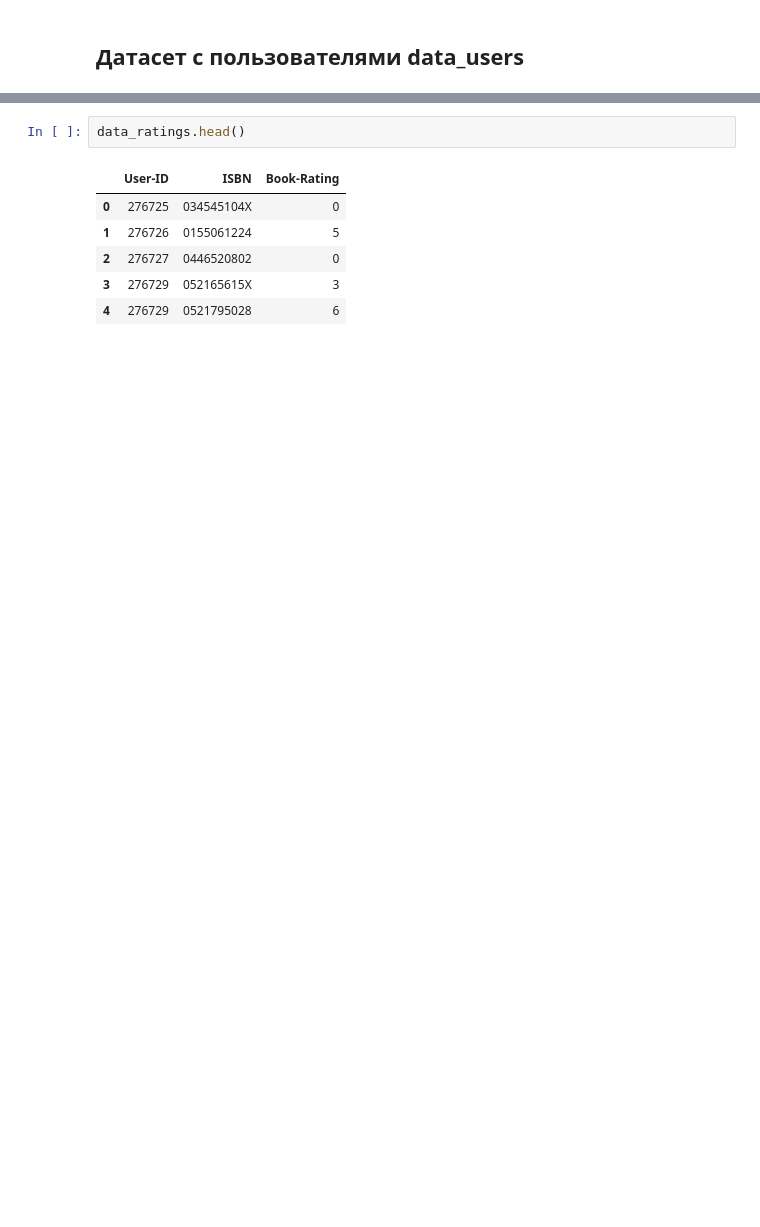
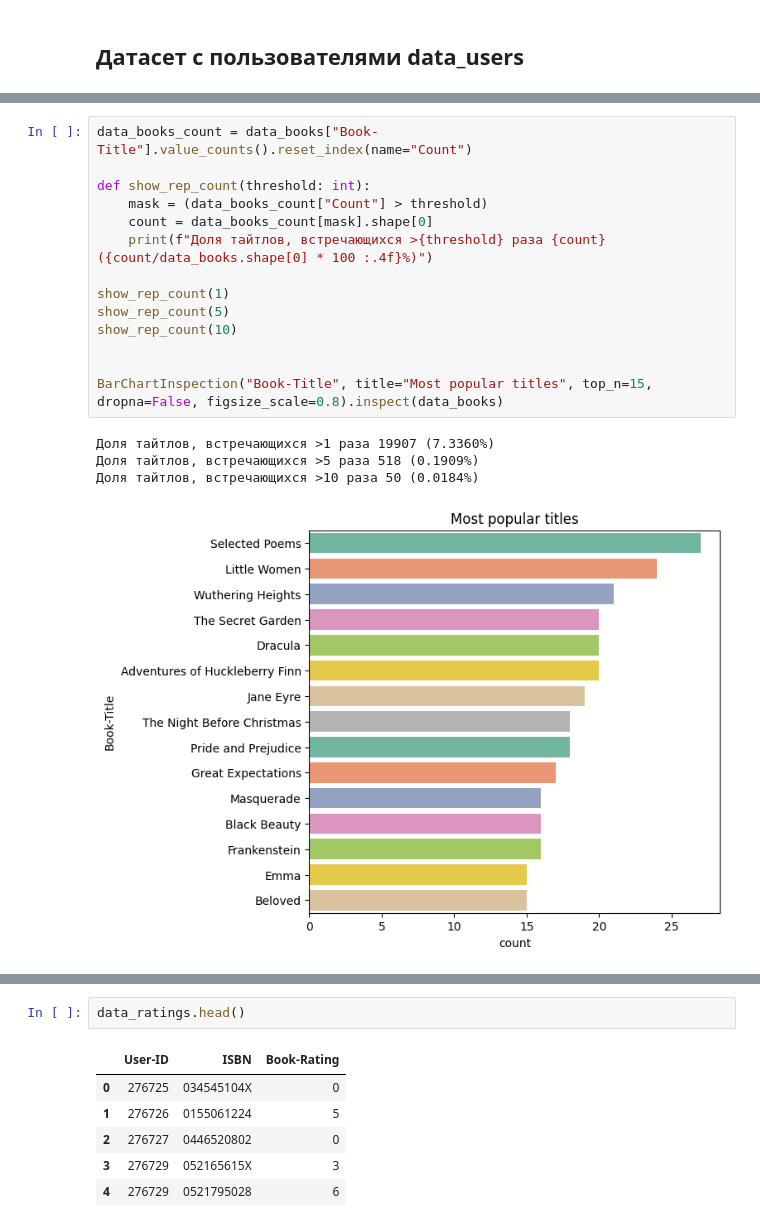
Before and after one commit to FortrainMas/BRS, a Jupyter notebook: notebooks/eda.ipynb, the cells around one changed output, grey strips where cells are left out. Saved outputs shown, nothing was run; the diff lists cells and outputs as text; blank space fills up the shorter version.

```diff
--- a/notebooks/eda.ipynb
+++ b/notebooks/eda.ipynb
@@ -90,0 +351,19 @@ data_users = UsersPreprocessingStrategy().preprocess(data_users)
+# %%
+data_books_count = data_books["Book-Title"].value_counts().reset_index(name="Count")
+
+def show_rep_count(threshold: int):
+    mask = (data_books_count["Count"] > threshold)
+    count = data_books_count[mask].shape[0]
+    print(f"Доля тайтлов, встречающихся >{threshold} раза {count} ({count/data_books.shape[0] * 100 :.4f}%)")
+
+show_rep_count(1)
+show_rep_count(5)
+show_rep_count(10)
+
+
+BarChartInspection("Book-Title", title="Most popular titles", top_n=15, dropna=False, figsize_scale=0.8).inspect(data_books)
+# %% [output]
+Доля тайтлов, встречающихся >1 раза 19907 (7.3360%)
+Доля тайтлов, встречающихся >5 раза 518 (0.1909%)
+Доля тайтлов, встречающихся >10 раза 50 (0.0184%)
+[figure, added]
```
Also changed, not shown: parts of 125 cells of this notebook, 42 other files.
